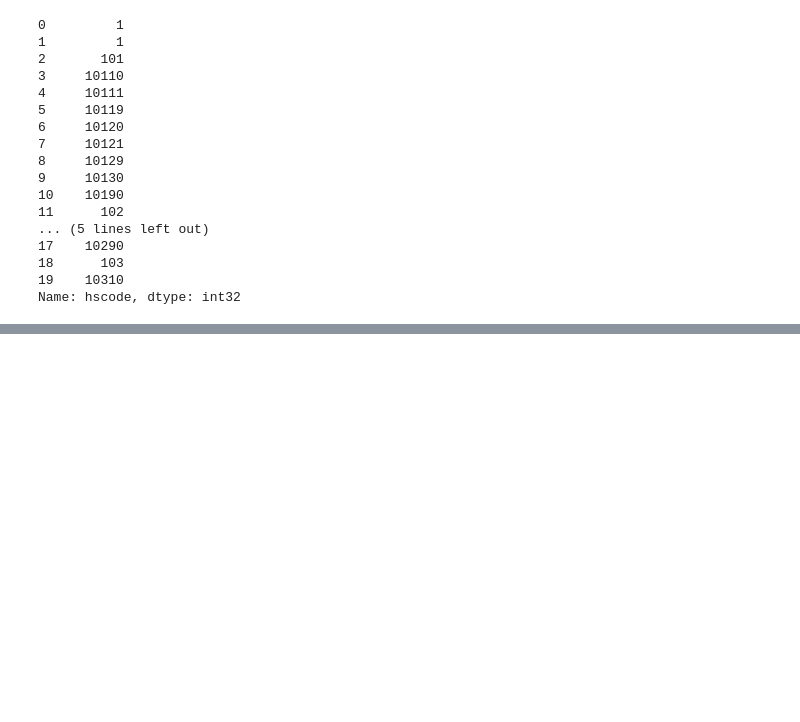
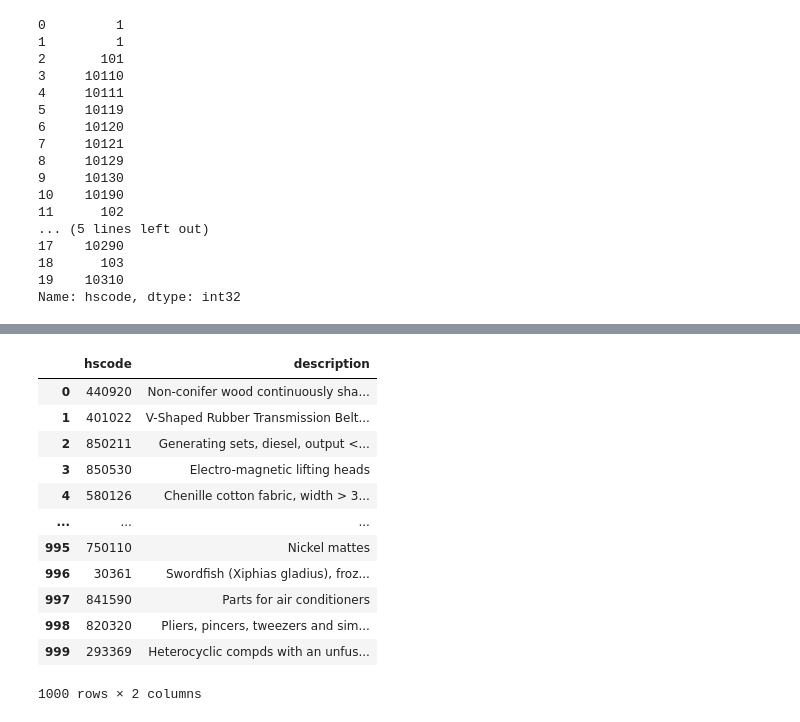
Before and after one commit to GawthamW97/Agentic_AI_Compliance_Project, a Jupyter notebook: Data.ipynb, the cells around one changed output, grey strips where cells are left out. Saved outputs shown, nothing was run; the diff lists cells and outputs as text; code cells hidden in the pictures; blank space fills up the shorter version.

```diff
--- a/Data.ipynb
+++ b/Data.ipynb
@@ -171,3 +203,6 @@ for idx,row in df_test.iterrows():
 df_final = pd.DataFrame.from_records(code_list)
 df_final
 df_final.to_csv("test_hs_codes.csv", encoding='utf-8', index=False, header=["hscode", "description"])
+# %%
+df_01 = pd.read_csv('./dataset/harmonized-system - Copy.csv')
+df_02 = pd.read_csv('./dataset/test_ext_hs_codes.csv')
@@ -173,0 +241,10 @@ df_final.to_csv("test_hs_codes.csv", encoding='utf-8', index=False, header=["hsc
+# %%
+# count = 0
+# for _, row in df_02.iterrows():
+#     if row["hscode"] in df_01["hscode"]:
+#         count += 1
+# print(count)
+df_01["hscode"] = df_01["hscode"].astype("int64")
+df_02["hscode"] = df_02["hscode"].astype("int64")
+matches = df_02[df_02["hscode"].isin(df_01["hscode"])]
+print(matches)
@@ -173,0 +266,16 @@ df_final.to_csv("test_hs_codes.csv", encoding='utf-8', index=False, header=["hsc
+# %%
+df_02
+# %% [output]
+|  | hscode | description |
+| 0 | 440920 | Non-conifer wood continuously sha... |
+| 1 | 401022 | V-Shaped Rubber Transmission Belt... |
+| 2 | 850211 | Generating sets, diesel, output <... |
+| 3 | 850530 | Electro-magnetic lifting heads |
+| 4 | 580126 | Chenille cotton fabric, width > 3... |
+| ... | ... | ... |
+| 995 | 750110 | Nickel mattes |
+| 996 | 30361 | Swordfish (Xiphias gladius), froz... |
+| 997 | 841590 | Parts for air conditioners |
+| 998 | 820320 | Pliers, pincers, tweezers and sim... |
+| 999 | 293369 | Heterocyclic compds with an unfus... |
+1000 rows × 2 columns
```
Also changed, not shown: parts of 6 cells of this notebook, 26 other files.
